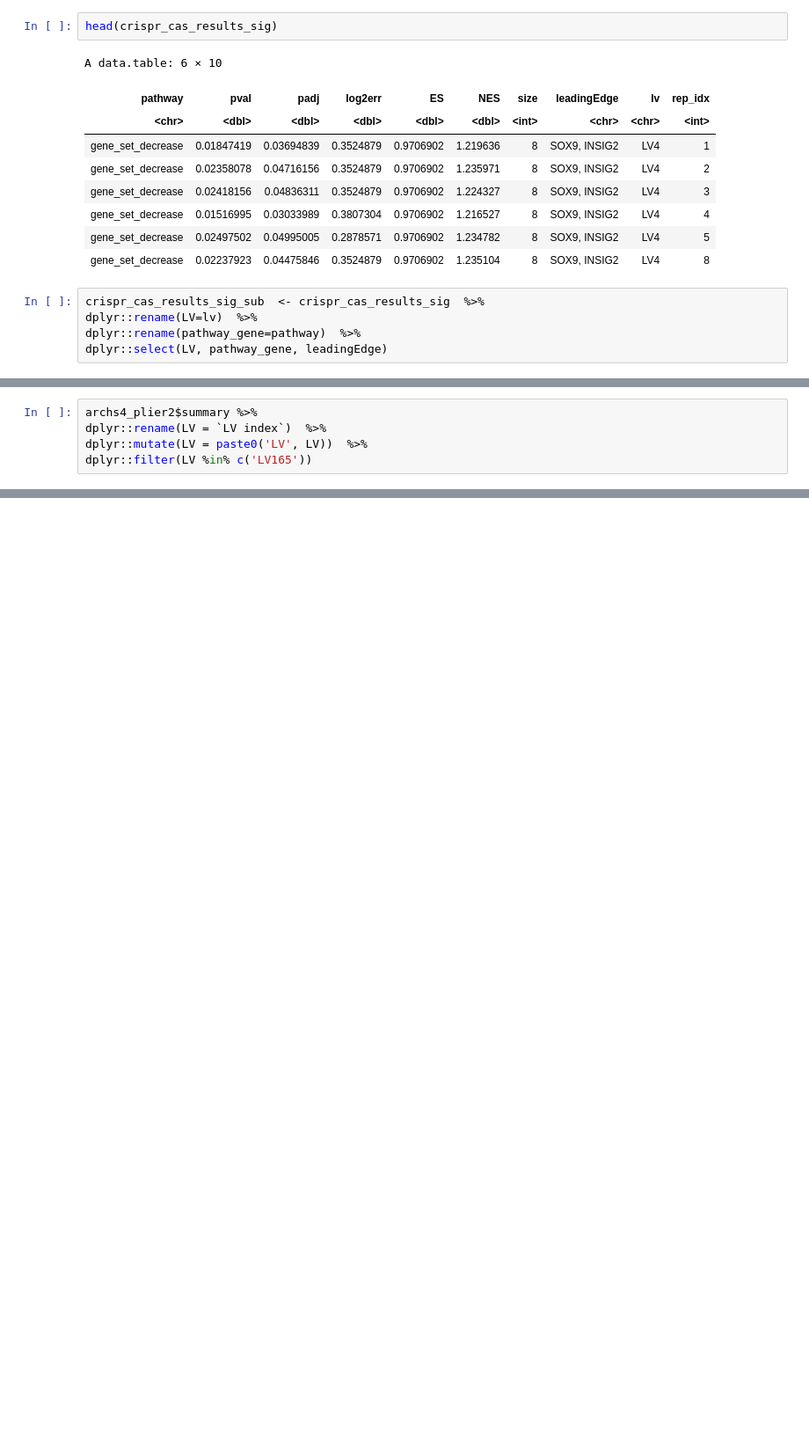
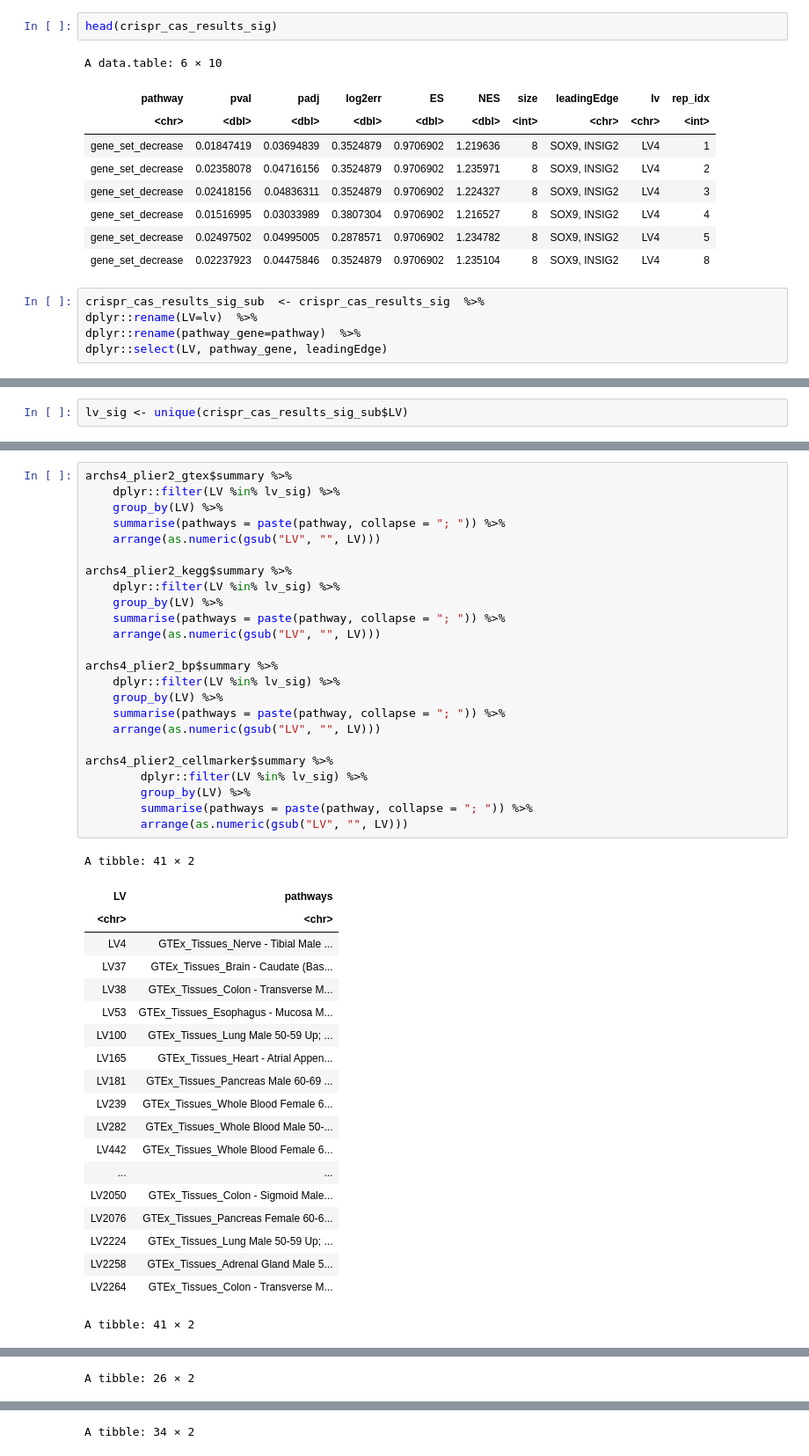
Before and after one commit to pivlab/plier2-analyses, a Jupyter notebook: nbs/04_model_biology/archs4/00_CRISPRCas9.ipynb, the cells around one changed output, grey strips where cells are left out. Shown: that part at 88% size. Saved outputs shown, nothing was run; the diff lists cells and outputs as text; blank space fills up the shorter version.

```diff
--- a/nbs/04_model_biology/archs4/00_CRISPRCas9.ipynb
+++ b/nbs/04_model_biology/archs4/00_CRISPRCas9.ipynb
@@ -313,5 +171,0 @@ Joining with `by = join_by(LV)`
-# %%
-archs4_plier2$summary %>%
-dplyr::rename(LV = `LV index`)  %>%
-dplyr::mutate(LV = paste0('LV', LV))  %>%
-dplyr::filter(LV %in% c('LV165'))
@@ -367,0 +172,2 @@ A data.frame: 6 × 1
+# %%
+lv_sig <- unique(crispr_cas_results_sig_sub$LV)
@@ -367,0 +176,45 @@ A data.frame: 6 × 1
+# %%
+archs4_plier2_gtex$summary %>%
+    dplyr::filter(LV %in% lv_sig) %>%
+    group_by(LV) %>%
+    summarise(pathways = paste(pathway, collapse = "; ")) %>%
+    arrange(as.numeric(gsub("LV", "", LV)))
+
+archs4_plier2_kegg$summary %>%
+    dplyr::filter(LV %in% lv_sig) %>%
+    group_by(LV) %>%
+    summarise(pathways = paste(pathway, collapse = "; ")) %>%
+    arrange(as.numeric(gsub("LV", "", LV)))
+
+archs4_plier2_bp$summary %>%
+    dplyr::filter(LV %in% lv_sig) %>%
+    group_by(LV) %>%
+    summarise(pathways = paste(pathway, collapse = "; ")) %>%
+    arrange(as.numeric(gsub("LV", "", LV)))
+
+archs4_plier2_cellmarker$summary %>%
+        dplyr::filter(LV %in% lv_sig) %>%
+        group_by(LV) %>%
+        summarise(pathways = paste(pathway, collapse = "; ")) %>%
+        arrange(as.numeric(gsub("LV", "", LV)))
+# %% [output]
+A tibble: 41 × 2
+| LV | pathways |
+| <chr> | <chr> |
+| LV4 | GTEx_Tissues_Nerve - Tibial Male ... |
+| LV37 | GTEx_Tissues_Brain - Caudate (Bas... |
+| LV38 | GTEx_Tissues_Colon - Transverse M... |
+| LV53 | GTEx_Tissues_Esophagus - Mucosa M... |
+| LV100 | GTEx_Tissues_Lung Male 50-59 Up; ... |
+| LV165 | GTEx_Tissues_Heart - Atrial Appen... |
+| LV181 | GTEx_Tissues_Pancreas Male 60-69 ... |
+| LV239 | GTEx_Tissues_Whole Blood Female 6... |
+| LV282 | GTEx_Tissues_Whole Blood Male 50-... |
+| LV442 | GTEx_Tissues_Whole Blood Female 6... |
+| ... | ... |
+| LV2050 | GTEx_Tissues_Colon - Sigmoid Male... |
+| LV2076 | GTEx_Tissues_Pancreas Female 60-6... |
+| LV2224 | GTEx_Tissues_Lung Male 50-59 Up; ... |
+| LV2258 | GTEx_Tissues_Adrenal Gland Male 5... |
+| LV2264 | GTEx_Tissues_Colon - Transverse M... |
+A tibble: 41 × 2
@@ -367,0 +239 @@ A data.frame: 6 × 1
+A tibble: 26 × 2
@@ -367,0 +258 @@ A data.frame: 6 × 1
+A tibble: 34 × 2
```
Also changed, not shown: parts of 26 cells of this notebook, 21 other files.
